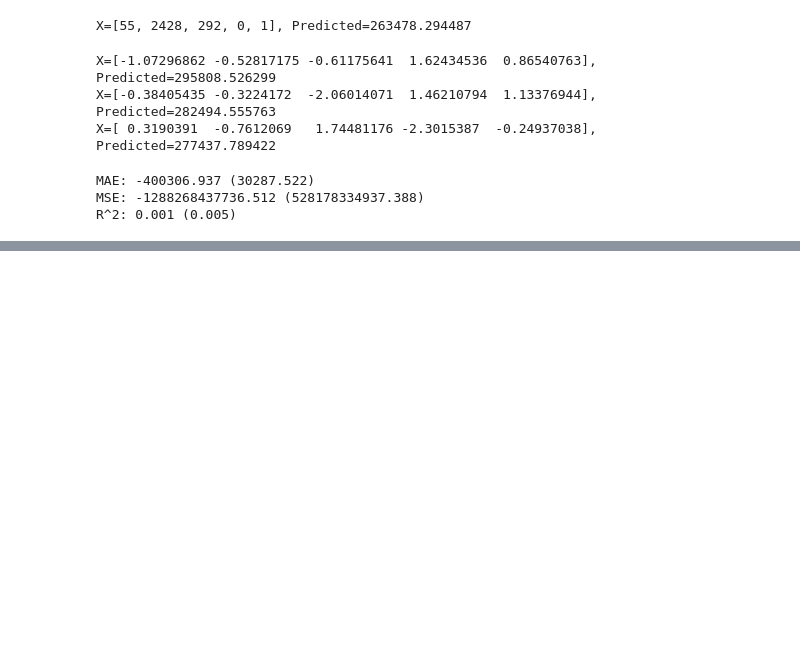
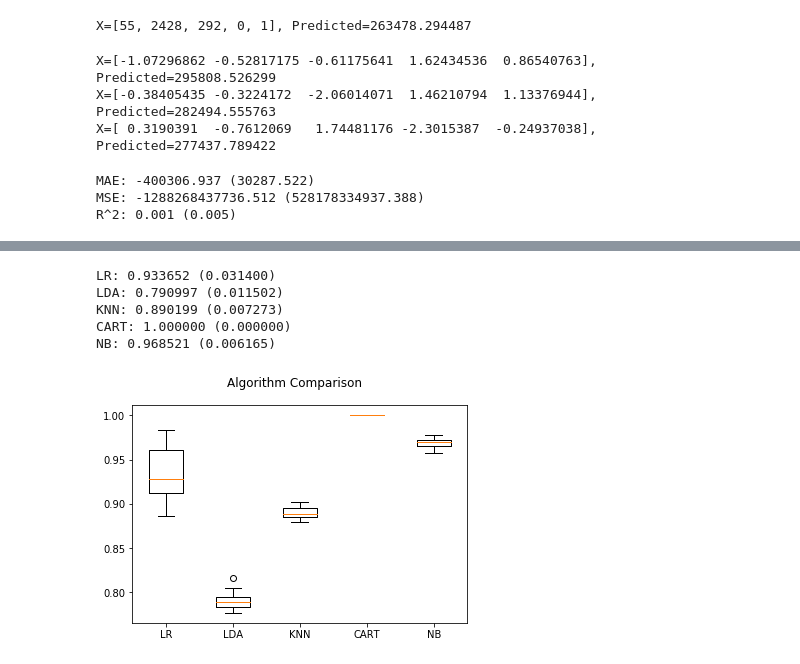
Before and after one commit to dave-melillo/portfolio, a Jupyter notebook: MN_LEARNING_112019.ipynb, the cells around one changed output, grey strips where cells are left out. Drawn from its saved outputs; the diff is of its cells as text; code cells hidden in the pictures; blank space fills up the shorter version.

```diff
--- a/MN_LEARNING_112019.ipynb
+++ b/MN_LEARNING_112019.ipynb
@@ -141,0 +277,9 @@ R^2: 0.001 (0.005)
+# %%
+# Split-out validation dataset
+array = learning2.values
+X = array[:,0:7]
+Y = array[:,7]
+Y=Y.astype('string')
+validation_size = 0.20
+seed = 7
+X_train, X_validation, Y_train, Y_validation = model_selection.train_test_split(X, Y, test_size=validation_size, random_state=seed)
@@ -141,0 +296,42 @@ R^2: 0.001 (0.005)
+# %%
+#multi-model evaluation
+
+# Test options and evaluation metric
+seed = 7
+scoring = 'accuracy'
+
+#model evaluation
+models = []
+models.append(('LR', LogisticRegression(solver='liblinear', multi_class='ovr')))
+models.append(('LDA', LinearDiscriminantAnalysis()))
+models.append(('KNN', KNeighborsClassifier()))
+models.append(('CART', DecisionTreeClassifier()))
+models.append(('NB', GaussianNB()))
+#models.append(('SVM', SVC(gamma='auto'))) - this was taking too long to run and I already had good results from other models
+# evaluate each model in turn
+results = []
+names = []
+for name, model in models:
+	kfold = model_selection.KFold(n_splits=10, random_state=seed)
+	cv_results = model_selection.cross_val_score(model, X_train, Y_train, cv=kfold, scoring=scoring)
+	results.append(cv_results)
+	names.append(name)
+	msg = "%s: %f (%f)" % (name, cv_results.mean(), cv_results.std())
+	print(msg)
+# %% [output]
+LR: 0.933652 (0.031400)
+LDA: 0.790997 (0.011502)
+KNN: 0.890199 (0.007273)
+CART: 1.000000 (0.000000)
+NB: 0.968521 (0.006165)
+# %%
+# Compare Algorithms
+#CART is the best with perfect score - most likely overfit
+fig = plt.figure()
+fig.suptitle('Algorithm Comparison')
+ax = fig.add_subplot(111)
+plt.boxplot(results)
+ax.set_xticklabels(names)
+plt.show()
+# %% [output]
+[figure, added]
```
Also changed, not shown: parts of 13 cells of this notebook.
